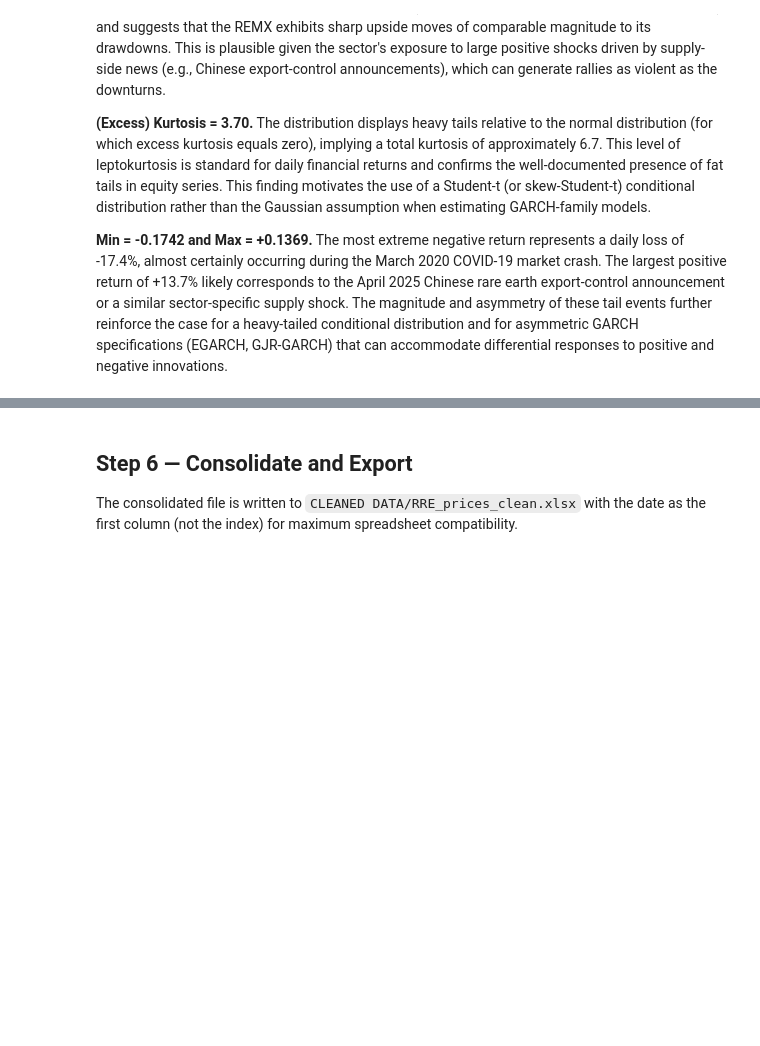
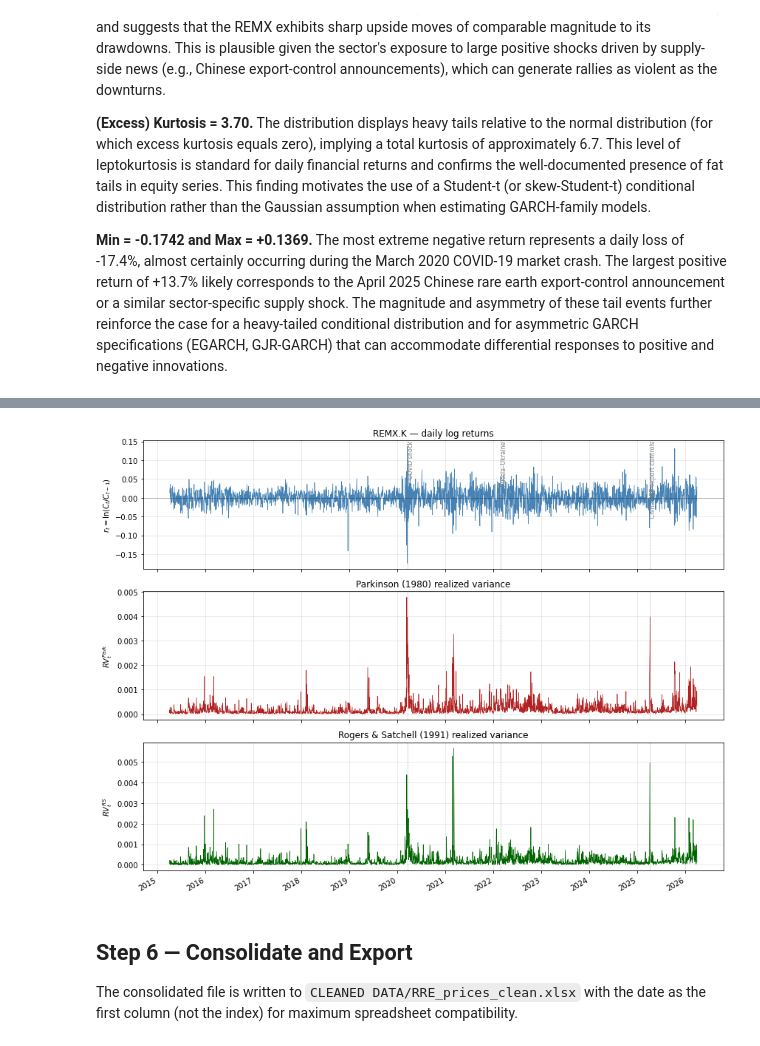
Before and after one commit to aleixcb/master_thesis_repo, a Jupyter notebook: etf-data-cleaning.ipynb, the cells around one changed output, grey strips where cells are left out. Saved outputs shown, nothing was run; the diff lists cells and outputs as text; code cells hidden in the pictures; blank space fills up the shorter version.

```diff
--- a/etf-data-cleaning.ipynb
+++ b/etf-data-cleaning.ipynb
@@ -360,0 +472,20 @@ REMX (VanEck Rare Earth/Strategic Metals ETF)  2766 0.0001 0.0229   -0.1421    3
+# %%
+# Step 1.3 — Parkinson (1980) realized variance, as in Dutta et al. (2025) eq. (3):
+#     RV_t = (1 / (4·ln 2)) · (ln H_t − ln L_t)^2
+remx['RV_park'] = (np.log(remx['High']) - np.log(remx['Low']))**2 / (4.0 * np.log(2.0))
+
+print(f'Parkinson RV computed for {ETF_LABEL}')
+print(f'  Observations    : {len(remx):,}')
+print(f'  Non-NaN RV_park : {remx["RV_park"].notna().sum():,}')
+print(f'  Zero-range days : {(remx["RV_park"] == 0).sum()}  (High == Low → degenerate RV)')
+print()
+print('RV_park summary (Dutta et al. style — daily realized variance):')
+print(remx['RV_park'].describe().to_string())
+print()
+print(f'  Annualised √(mean RV_park) ≈ {np.sqrt(remx["RV_park"].mean() * 252) * 100:.2f}%')
+print()
+print('Head:')
+print(remx[['Open', 'High', 'Low', 'Close', 'log_return', 'RV_park']].head().to_string())
+print()
+print('Tail:')
+print(remx[['Open', 'High', 'Low', 'Close', 'log_return', 'RV_park']].tail().to_string())
@@ -361,3 +560,50 @@ REMX (VanEck Rare Earth/Strategic Metals ETF)  2766 0.0001 0.0229   -0.1421    3
+# %%
+import matplotlib.pyplot as plt
+import matplotlib.dates as mdates
+
+fig, axes = plt.subplots(3, 1, figsize=(12, 9), sharex=True)
+ax_ret, ax_park, ax_rs = axes
+
+# --- Log returns ---------------------------------------------------------
+ax_ret.plot(remx.index, remx['log_return'], color='steelblue', linewidth=0.7)
+ax_ret.axhline(0, color='black', linewidth=0.5, alpha=0.5)
+ax_ret.set_ylabel(r'$r_t = \ln(C_t / C_{t-1})$')
+ax_ret.set_title(f'{ETF_LABEL} — daily log returns')
+ax_ret.grid(alpha=0.3)
+
+# --- Parkinson RV --------------------------------------------------------
+ax_park.plot(remx.index, remx['RV_park'], color='firebrick', linewidth=0.7)
+ax_park.set_ylabel(r'$RV^{Park}_t$')
+ax_park.set_title('Parkinson (1980) realized variance')
+ax_park.grid(alpha=0.3)
+
+# --- Rogers-Satchell RV --------------------------------------------------
+ax_rs.plot(remx.index, remx['RV_rs'], color='darkgreen', linewidth=0.7)
+ax_rs.set_ylabel(r'$RV^{RS}_t$')
+ax_rs.set_title('Rogers & Satchell (1991) realized variance')
+ax_rs.grid(alpha=0.3)
+
+# --- Methodology Step 1.5 event sanity check ------------------------------
+events = {
+    "2020-03-16": "COVID shock",
+    "2022-02-24": "Russia–Ukraine",
+    "2025-04-04": "China REE export controls",
+}
+for date_str, label in events.items():
+    d = pd.Timestamp(date_str)
+    if remx.index.min() <= d <= remx.index.max():
+        for ax in axes:
+            ax.axvline(d, color='grey', linestyle='--', linewidth=0.7, alpha=0.6)
+        ax_ret.text(d, ax_ret.get_ylim()[1], f' {label}',
+                    color='grey', fontsize=8, va='top', ha='left', rotation=90)
+
+ax_rs.xaxis.set_major_locator(mdates.YearLocator())
+ax_rs.xaxis.set_major_formatter(mdates.DateFormatter('%Y'))
+fig.autofmt_xdate()
+plt.tight_layout()
+plt.show()
+# %% [output]
+[figure, added]
 # %% [markdown]
 ## Step 6 — Consolidate and Export
 
```
Also changed, not shown: parts of 16 cells of this notebook, 18 other files.
